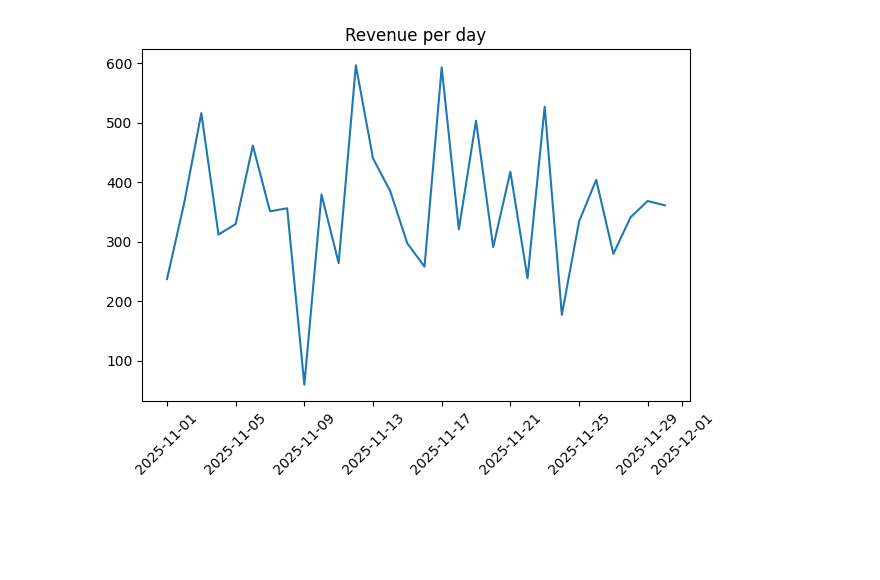
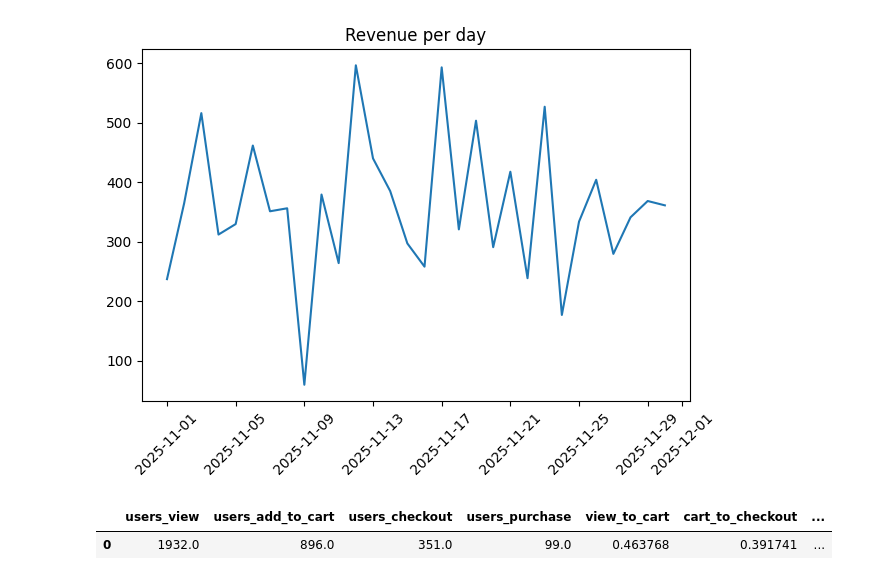
Before and after one commit to pratyush11float/ds-week1-2, a Jupyter notebook: notebooks/01_eda_metrics.ipynb, the cells around one changed output. Cells and saved outputs as stored; diff of their text form; code cells hidden in the pictures; blank space fills up the shorter version.

Commit message:
Updated Funnel metrics

```diff
--- a/notebooks/01_eda_metrics.ipynb
+++ b/notebooks/01_eda_metrics.ipynb
@@ -77,3 +77,14 @@ plt.tight_layout()
 plt.show()
 # %% [output]
 [figure]
+# %%
+from pathlib import Path
+
+sql_path = Path("..") / "sql" / "02_funnel.sql"
+q_funnel = sql_path.read_text(encoding="utf-8")
+
+funnel = con.execute(q_funnel).df()
+funnel
+# %% [output]
+|  | users_view | users_add_to_cart | users_checkout | users_purchase | view_to_cart | cart_to_checkout | ... |
+| 0 | 1932.0 | 896.0 | 351.0 | 99.0 | 0.463768 | 0.391741 | ... |
```
